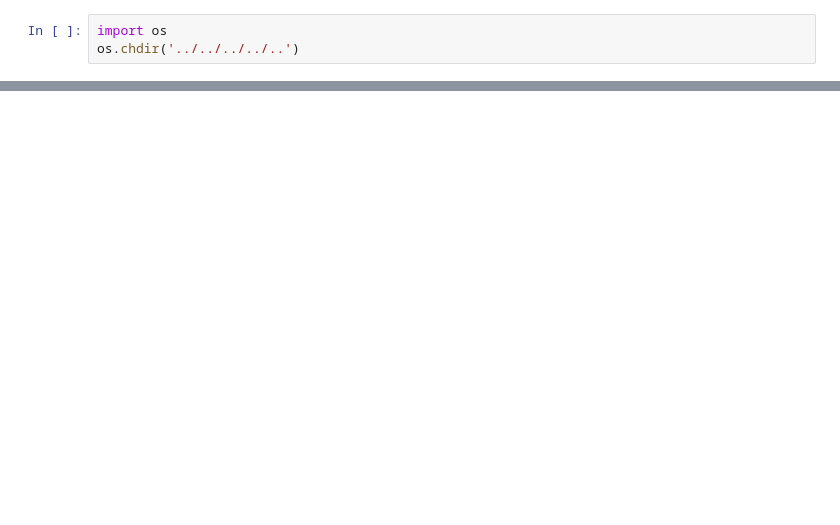
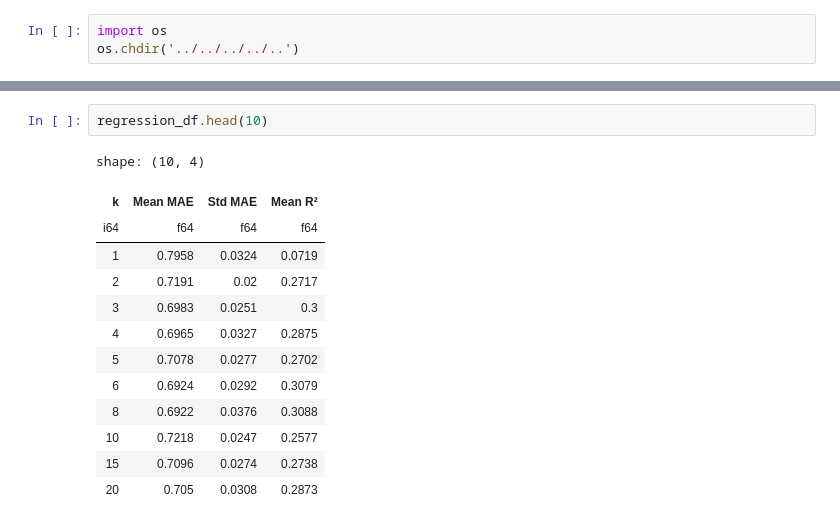
Before and after one commit to karlfindhansen/Non-Euclidean-Distances-in-Molecular-Representation, a Jupyter notebook: notebooks/QM9/experiments/non_euclidean/grassmann/justify_k.ipynb, the cells around one changed output, grey strips where cells are left out. Cells and saved outputs as stored; diff of their text form; blank space fills up the shorter version.

Commit message:
fix: problems in regression task

```diff
--- a/notebooks/QM9/experiments/non_euclidean/grassmann/justify_k.ipynb
+++ b/notebooks/QM9/experiments/non_euclidean/grassmann/justify_k.ipynb
@@ -548,0 +509,16 @@ plot_grassmann_justification(
+# %%
+regression_df.head(10)
+# %% [output]
+shape: (10, 4)
+| k | Mean MAE | Std MAE | Mean R² |
+| i64 | f64 | f64 | f64 |
+| 1 | 0.7958 | 0.0324 | 0.0719 |
+| 2 | 0.7191 | 0.02 | 0.2717 |
+| 3 | 0.6983 | 0.0251 | 0.3 |
+| 4 | 0.6965 | 0.0327 | 0.2875 |
+| 5 | 0.7078 | 0.0277 | 0.2702 |
+| 6 | 0.6924 | 0.0292 | 0.3079 |
+| 8 | 0.6922 | 0.0376 | 0.3088 |
+| 10 | 0.7218 | 0.0247 | 0.2577 |
+| 15 | 0.7096 | 0.0274 | 0.2738 |
+| 20 | 0.705 | 0.0308 | 0.2873 |
```
Also changed, not shown: parts of 6 cells of this notebook, 7 other files.
